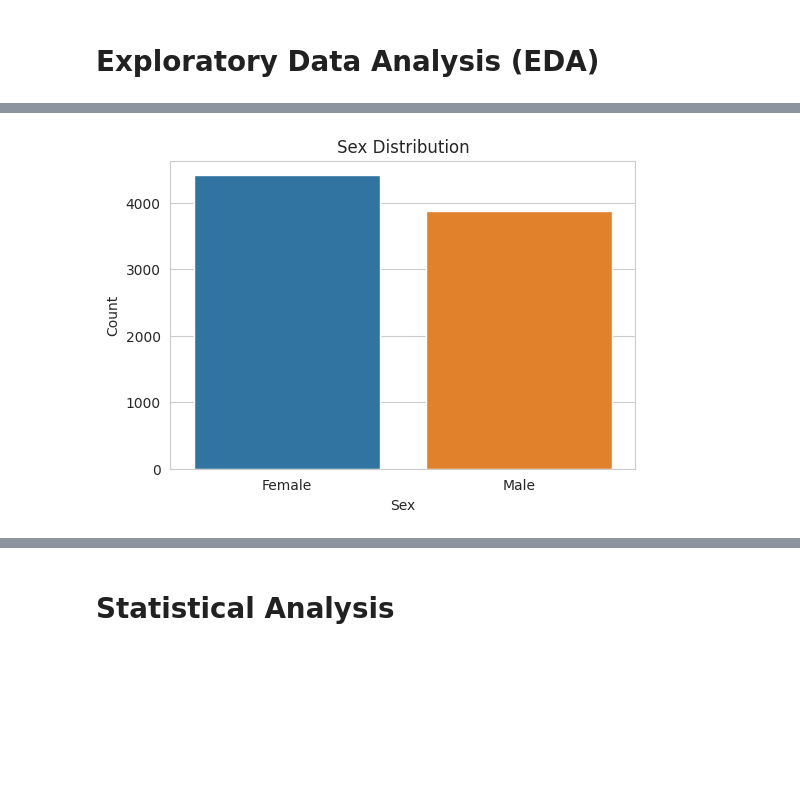
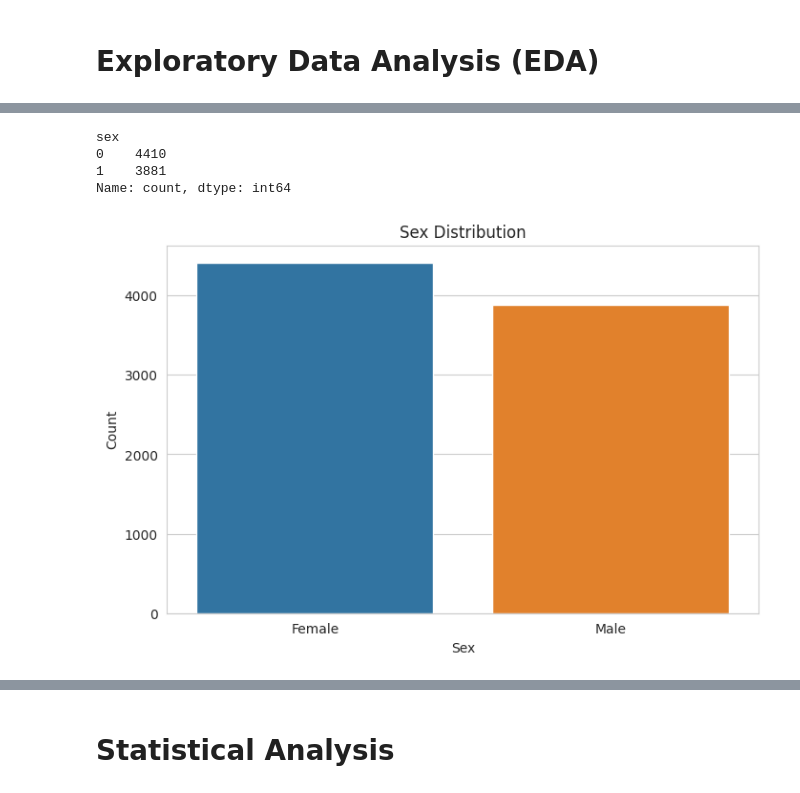
Before and after one commit to ShaunFChen/diabetes_biomarker_project, a Jupyter notebook: notebooks/diabetes_biomarker_analysis.ipynb, the cells around one changed output, grey strips where cells are left out. Saved outputs shown, nothing was run; the diff lists cells and outputs as text; code cells hidden in the pictures; blank space fills up the shorter version.

```diff
--- a/notebooks/diabetes_biomarker_analysis.ipynb
+++ b/notebooks/diabetes_biomarker_analysis.ipynb
@@ -71,7 +76,7 @@ biomarker_pattern = '^mtb_'
 ## Load Dataset
 # %%
 # Load data with `pyarrow` (4x faster)
-raw_df = load_data(
+raw_df = data_utils.load_data(
     raw_data_path = raw_data_path,
     categorical_columns = categorical_columns,
     numeric_columns = numeric_columns,
@@ -91,5 +96,3 @@ raw_df.head()
 | 3 | sbj_0003 | 6797.486 | 12364.85 | 17775.76 | 25836.150 | 30563.140 | NaN | 92839.12 | ... |
 | 4 | sbj_0004 | NaN | 19046.33 | 18701.06 | 14137.270 | 27020.920 | NaN | 85453.69 | ... |
 5 rows × 10007 columns
-# %%
-X_imputed_df = pd.read_pickle("240920_X_imputed_df_10.pkl")
@@ -128,5 +141,7 @@ filtered_missingness
 ## Encode Categorical Data
 # %%
 raw_df['sex'] = raw_df['sex'].map({'male': 1, 'female': 0})
-raw_df['incident_diabetes'] = raw_df['incident_diabetes'].map({1.0: 1, 0.0: 0})
-raw_df['prevalent_diabetes'] = raw_df['prevalent_diabetes'].map({1.0: 1, 0.0: 0})
+raw_df['incident_diabetes'] = raw_df['incident_diabetes'].map({1.0: True, 0.0: False})
+raw_df['prevalent_diabetes'] = raw_df['prevalent_diabetes'].map({1.0: True, 0.0: False})
+
+## Decide to use float (not good for imputation) or bool (not good for regression since bool+NaN == object)
@@ -749,16 +261,17 @@ plt.show()
 # %%
 # Sex Distribution
+print(X_imputed_df['sex'].value_counts())
 
-# Plot the original data with numerical values, but set custom x-tick labels
-plt.figure(figsize=(6, 4))
-sns.countplot(x='sex', data=cleaned_df)
+plt.figure(figsize=(8, 5))
+sns.countplot(x='sex', data=X_imputed_df)
 plt.title('Sex Distribution')
 plt.xlabel('Sex')
 plt.ylabel('Count')
-
-# Set custom labels for the x-axis
 plt.xticks([0, 1], ['Female', 'Male'])
-
 plt.show()
 # %% [output]
+sex
+0    4410
+1    3881
+Name: count, dtype: int64
-[figure, old version]
+[figure, new version]
```
Also changed, not shown: parts of 61 cells of this notebook.
